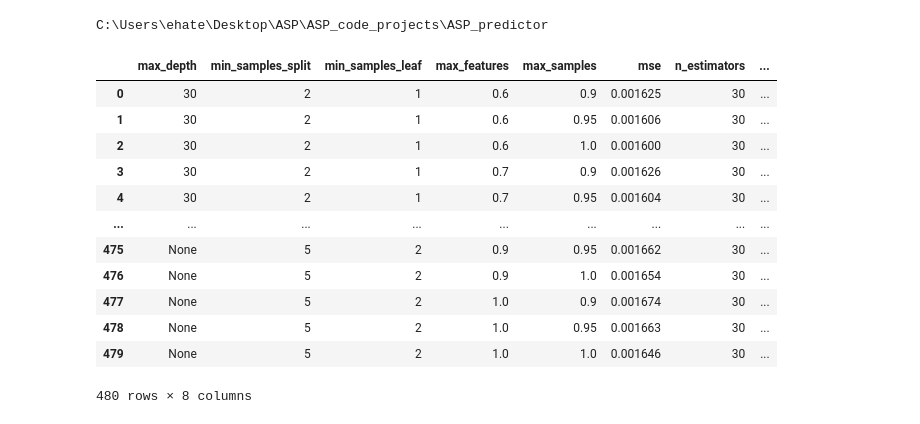
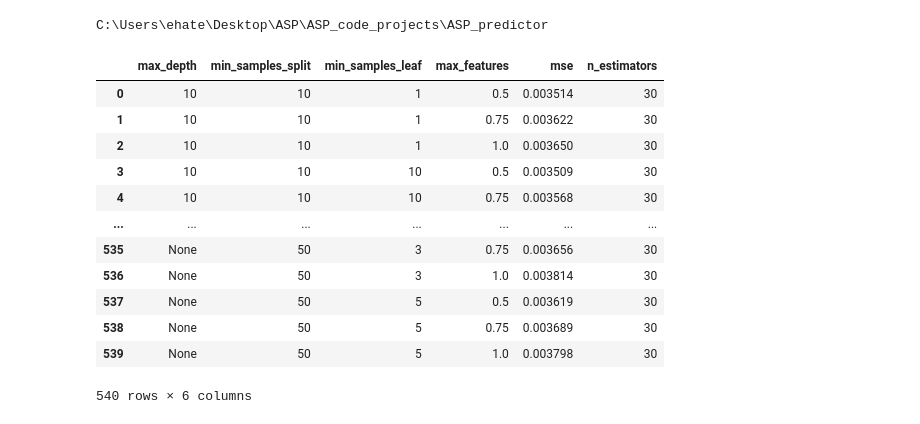
Before and after one commit to EHTellefsen/Arctic_Snow_Products, a Jupyter notebook: notebooks/cross_val_testing.ipynb, the cells around one changed output. Cells and saved outputs as stored; diff of their text form; code cells hidden in the pictures.

```diff
--- a/notebooks/cross_val_testing.ipynb
+++ b/notebooks/cross_val_testing.ipynb
@@ -11,23 +11,23 @@ import numpy as np
 # %% [output]
 C:\Users\ehate\Desktop\ASP\ASP_code_projects\ASP_predictor
 # %%
-ds = xr.load_dataset(r'C:\Users\ehate\Desktop\ASP\ASP_code_projects\ASP_predictor\data\intermediate\CV_results\performance_cube_2.nc')
+ds = xr.load_dataset(r'C:\Users\ehate\Desktop\ASP\ASP_code_projects\ASP_predictor\data\intermediate\CV_results\performance_cube_3.nc')
 ds = ds.squeeze()
 ds = ds.mean(dim='cv_fold')
 df = ds.to_dataframe().reset_index()
 df
 # %% [output]
-|  | max_depth | min_samples_split | min_samples_leaf | max_features | max_samples | mse | n_estimators | ... |
-| 0 | 30 | 2 | 1 | 0.6 | 0.9 | 0.001625 | 30 | ... |
-| 1 | 30 | 2 | 1 | 0.6 | 0.95 | 0.001606 | 30 | ... |
-| 2 | 30 | 2 | 1 | 0.6 | 1.0 | 0.001600 | 30 | ... |
-| 3 | 30 | 2 | 1 | 0.7 | 0.9 | 0.001626 | 30 | ... |
-| 4 | 30 | 2 | 1 | 0.7 | 0.95 | 0.001604 | 30 | ... |
-| ... | ... | ... | ... | ... | ... | ... | ... | ... |
-| 475 | None | 5 | 2 | 0.9 | 0.95 | 0.001662 | 30 | ... |
-| 476 | None | 5 | 2 | 0.9 | 1.0 | 0.001654 | 30 | ... |
-| 477 | None | 5 | 2 | 1.0 | 0.9 | 0.001674 | 30 | ... |
-| 478 | None | 5 | 2 | 1.0 | 0.95 | 0.001663 | 30 | ... |
-| 479 | None | 5 | 2 | 1.0 | 1.0 | 0.001646 | 30 | ... |
+|  | max_depth | min_samples_split | min_samples_leaf | max_features | mse | n_estimators |
+| 0 | 10 | 10 | 1 | 0.5 | 0.003514 | 30 |
+| 1 | 10 | 10 | 1 | 0.75 | 0.003622 | 30 |
+| 2 | 10 | 10 | 1 | 1.0 | 0.003650 | 30 |
+| 3 | 10 | 10 | 10 | 0.5 | 0.003509 | 30 |
+| 4 | 10 | 10 | 10 | 0.75 | 0.003568 | 30 |
+| ... | ... | ... | ... | ... | ... | ... |
+| 535 | None | 50 | 3 | 0.75 | 0.003656 | 30 |
+| 536 | None | 50 | 3 | 1.0 | 0.003814 | 30 |
+| 537 | None | 50 | 5 | 0.5 | 0.003619 | 30 |
+| 538 | None | 50 | 5 | 0.75 | 0.003689 | 30 |
+| 539 | None | 50 | 5 | 1.0 | 0.003798 | 30 |
-480 rows × 8 columns
+540 rows × 6 columns
 # %%
```
Also changed, not shown: parts of 6 cells of this notebook, 21 other files.
